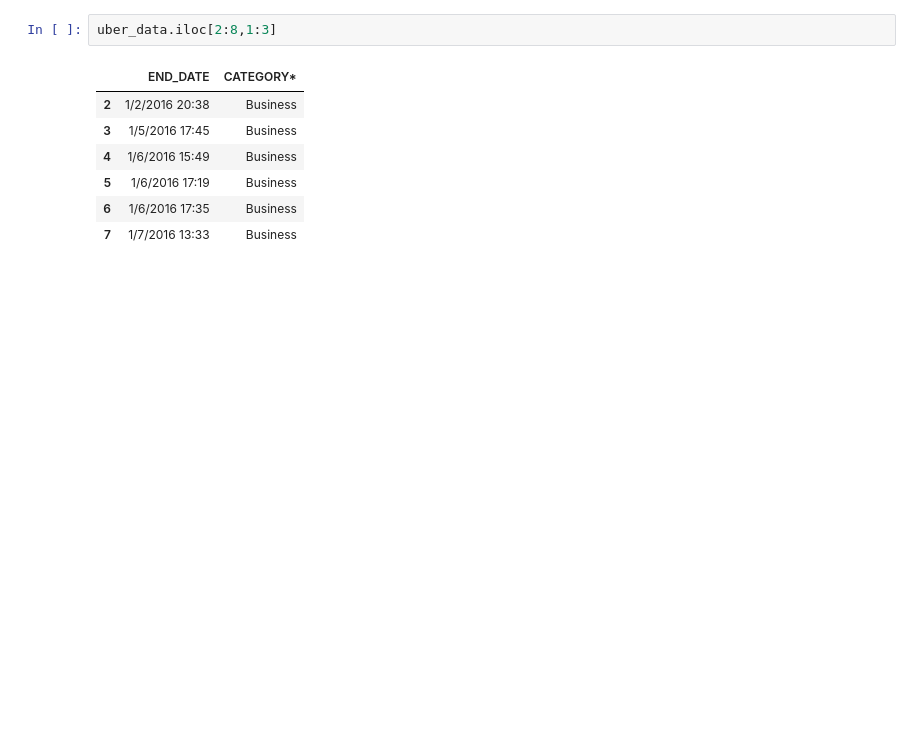
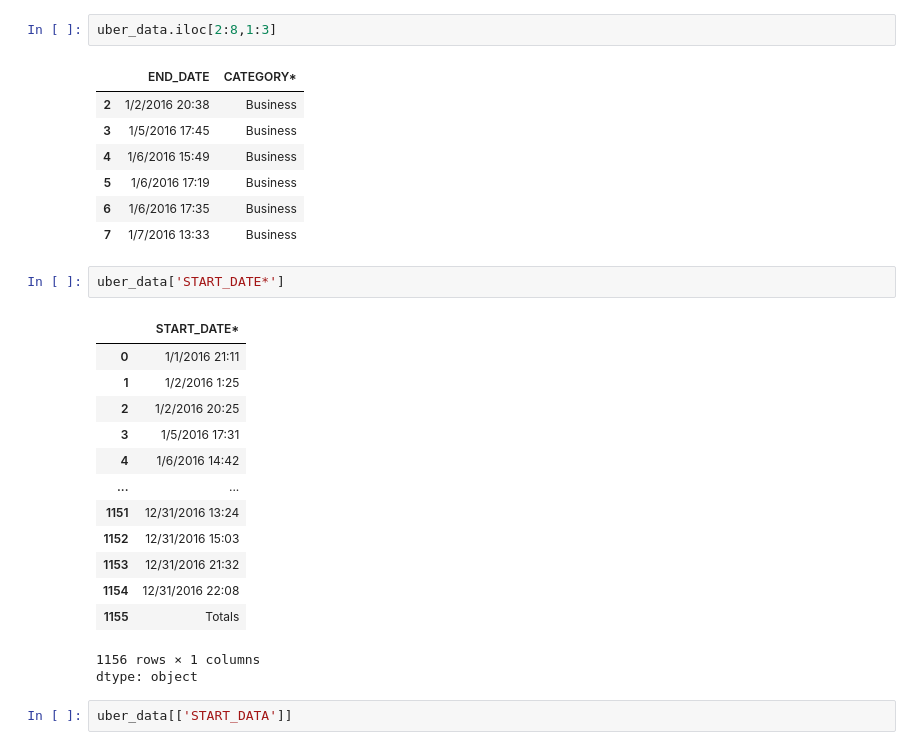
Before and after one commit to saniajas03/5c3, a Jupyter notebook: chapter_appendix-tools-for-deep-learning/jupyter.ipynb, the cells around one changed output. Saved outputs shown, nothing was run; the diff lists cells and outputs as text; blank space fills up the shorter version.

```diff
--- a/chapter_appendix-tools-for-deep-learning/jupyter.ipynb
+++ b/chapter_appendix-tools-for-deep-learning/jupyter.ipynb
@@ -258,3 +256,22 @@ uber_data.iloc[2:8,1:3]
 | 5 | 1/6/2016 17:19 | Business |
 | 6 | 1/6/2016 17:35 | Business |
 | 7 | 1/7/2016 13:33 | Business |
+# %%
+uber_data['START_DATE*']
+# %% [output]
+|  | START_DATE* |
+| 0 | 1/1/2016 21:11 |
+| 1 | 1/2/2016 1:25 |
+| 2 | 1/2/2016 20:25 |
+| 3 | 1/5/2016 17:31 |
+| 4 | 1/6/2016 14:42 |
+| ... | ... |
+| 1151 | 12/31/2016 13:24 |
+| 1152 | 12/31/2016 15:03 |
+| 1153 | 12/31/2016 21:32 |
+| 1154 | 12/31/2016 22:08 |
+| 1155 | Totals |
+1156 rows × 1 columns
+dtype: object
+# %%
+uber_data[['START_DATA']]
```
Also changed, not shown: parts of 2 cells of this notebook.
